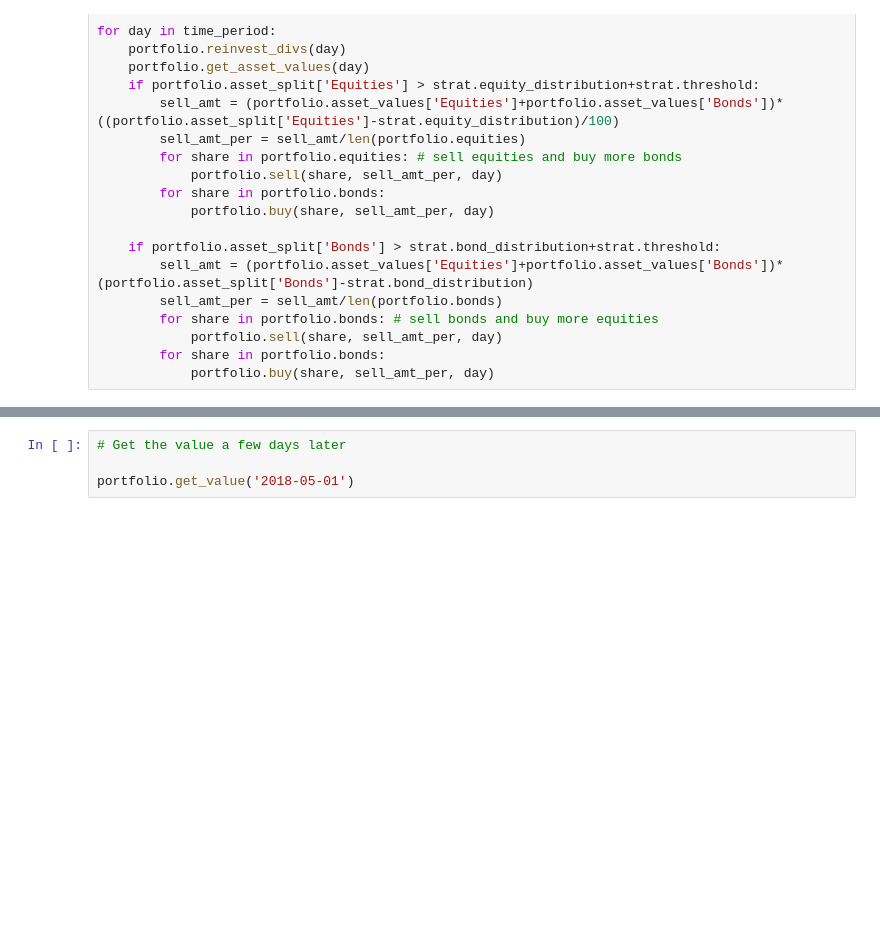
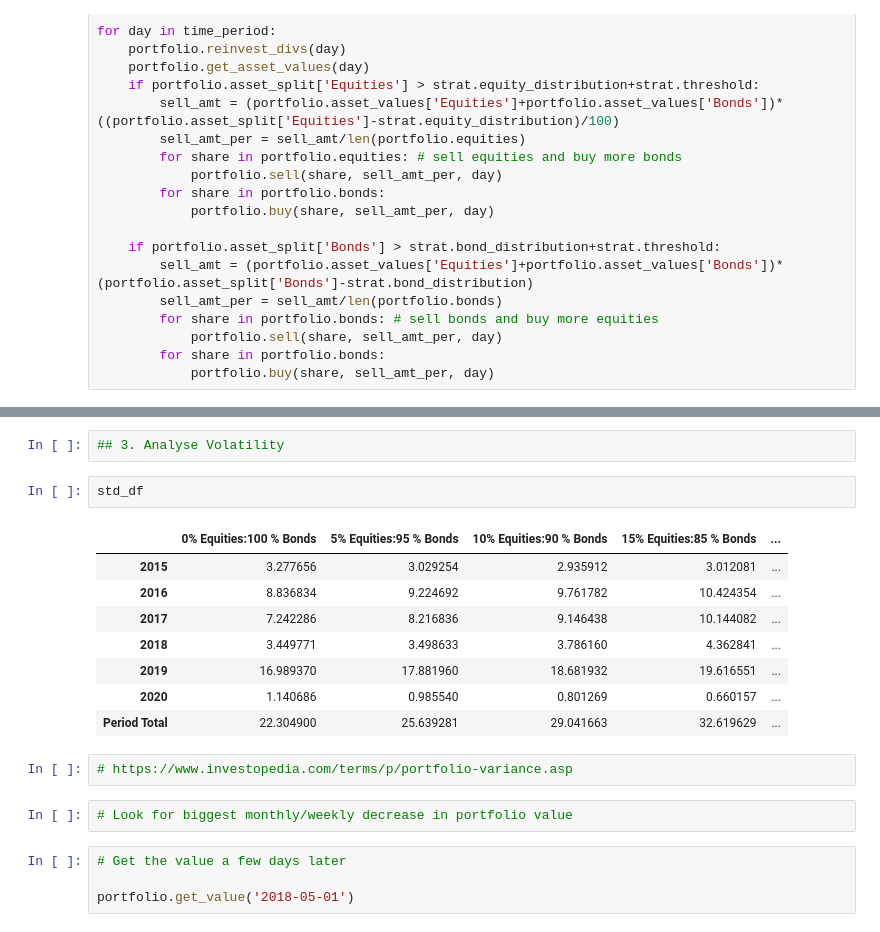
Before and after one commit to spencer84/Portfolio-Management, a Jupyter notebook: Financial Analysis - Equities and Bonds.ipynb, the cells around one changed output, grey strips where cells are left out. Saved outputs shown, nothing was run; the diff lists cells and outputs as text; blank space fills up the shorter version.

```diff
--- a/Financial Analysis - Equities and Bonds.ipynb
+++ b/Financial Analysis - Equities and Bonds.ipynb
@@ -131,3 +198,20 @@ portfolio_history[['Total Value', 'Equities','Bonds']].plot()
+# %%
+## 3. Analyse Volatility
+# %%
+std_df
+# %% [output]
+|  | 0% Equities:100 % Bonds | 5% Equities:95 % Bonds | 10% Equities:90 % Bonds | 15% Equities:85 % Bonds | ... |
+| 2015 | 3.277656 | 3.029254 | 2.935912 | 3.012081 | ... |
+| 2016 | 8.836834 | 9.224692 | 9.761782 | 10.424354 | ... |
+| 2017 | 7.242286 | 8.216836 | 9.146438 | 10.144082 | ... |
+| 2018 | 3.449771 | 3.498633 | 3.786160 | 4.362841 | ... |
+| 2019 | 16.989370 | 17.881960 | 18.681932 | 19.616551 | ... |
+| 2020 | 1.140686 | 0.985540 | 0.801269 | 0.660157 | ... |
+| Period Total | 22.304900 | 25.639281 | 29.041663 | 32.619629 | ... |
+# %%
+# https://www.investopedia.com/terms/p/portfolio-variance.asp
+# %%
+# Look for biggest monthly/weekly decrease in portfolio value
 # %%
 # Get the value a few days later
 
```
Also changed, not shown: parts of 14 cells of this notebook.
